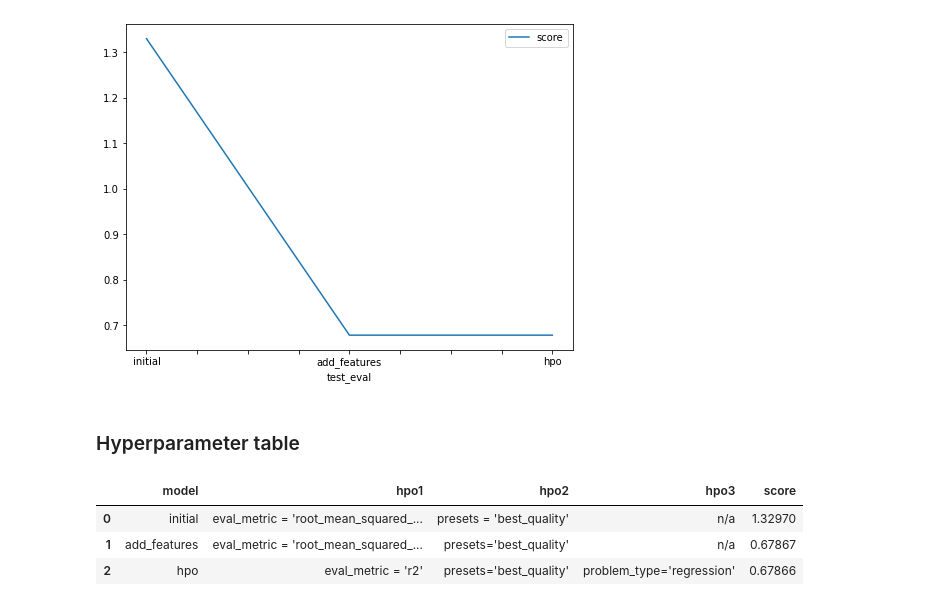
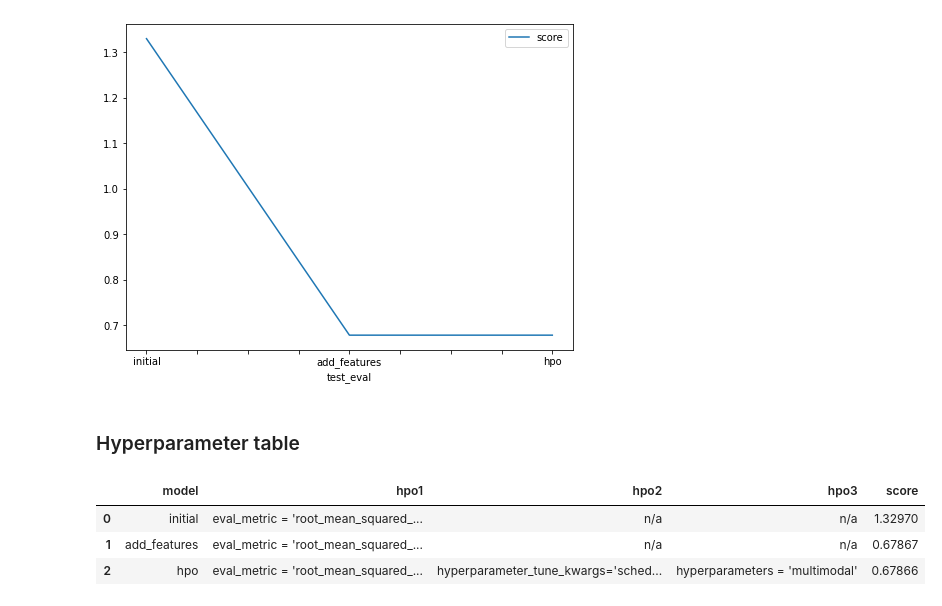
Before and after one commit to wtwarog92/kaggle-bike-sharing-demand, a Jupyter notebook: project-notebook.ipynb, the cells around one changed output. Cells and saved outputs as stored; diff of their text form; code cells hidden in the pictures.

```diff
--- a/project-notebook.ipynb
+++ b/project-notebook.ipynb
@@ -633,14 +632,14 @@ fig.savefig('model_test_score.png')
 # %%
 # The 3 hyperparameters we tuned with the kaggle score as the result
 pd.DataFrame({
     "model": ["initial", "add_features", "hpo"],
-    "hpo1": ["eval_metric = 'root_mean_squared_error'", "eval_metric = 'root_mean_squared_error'", "eval_metric = 'r2'"],
-    "hpo2": ["presets = 'best_quality'", "presets='best_quality'", "presets='best_quality'"],
-    "hpo3": ['n/a', 'n/a', "problem_type='regression'"],
+    "hpo1": ["eval_metric = 'root_mean_squared_error'", "eval_metric = 'root_mean_squared_error'", "eval_metric = 'root_mean_squared_error'"],
+    "hpo2": ['n/a','n/a', "hyperparameter_tune_kwargs='scheduler': 'local','searcher': searcher,'num_trials': num_trials,"],
+    "hpo3": ['n/a', 'n/a', "hyperparameters = 'multimodal'"],
     "score": [1.32970, 0.67867, 0.67866]
 })
 # %% [output]
 |  | model | hpo1 | hpo2 | hpo3 | score |
-| 0 | initial | eval_metric = 'root_mean_squared_... | presets = 'best_quality' | n/a | 1.32970 |
-| 1 | add_features | eval_metric = 'root_mean_squared_... | presets='best_quality' | n/a | 0.67867 |
-| 2 | hpo | eval_metric = 'r2' | presets='best_quality' | problem_type='regression' | 0.67866 |
+| 0 | initial | eval_metric = 'root_mean_squared_... | n/a | n/a | 1.32970 |
+| 1 | add_features | eval_metric = 'root_mean_squared_... | n/a | n/a | 0.67867 |
+| 2 | hpo | eval_metric = 'root_mean_squared_... | hyperparameter_tune_kwargs='sched... | hyperparameters = 'multimodal' | 0.67866 |
```
Also changed, not shown: parts of 20 cells of this notebook, 3 other files.
